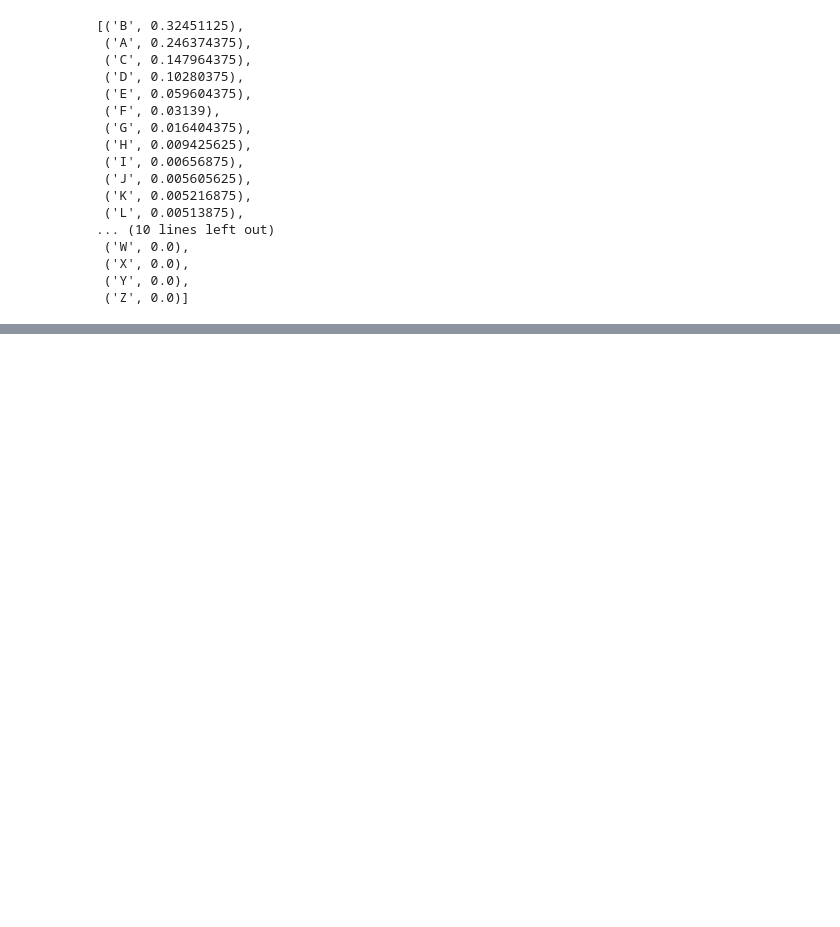
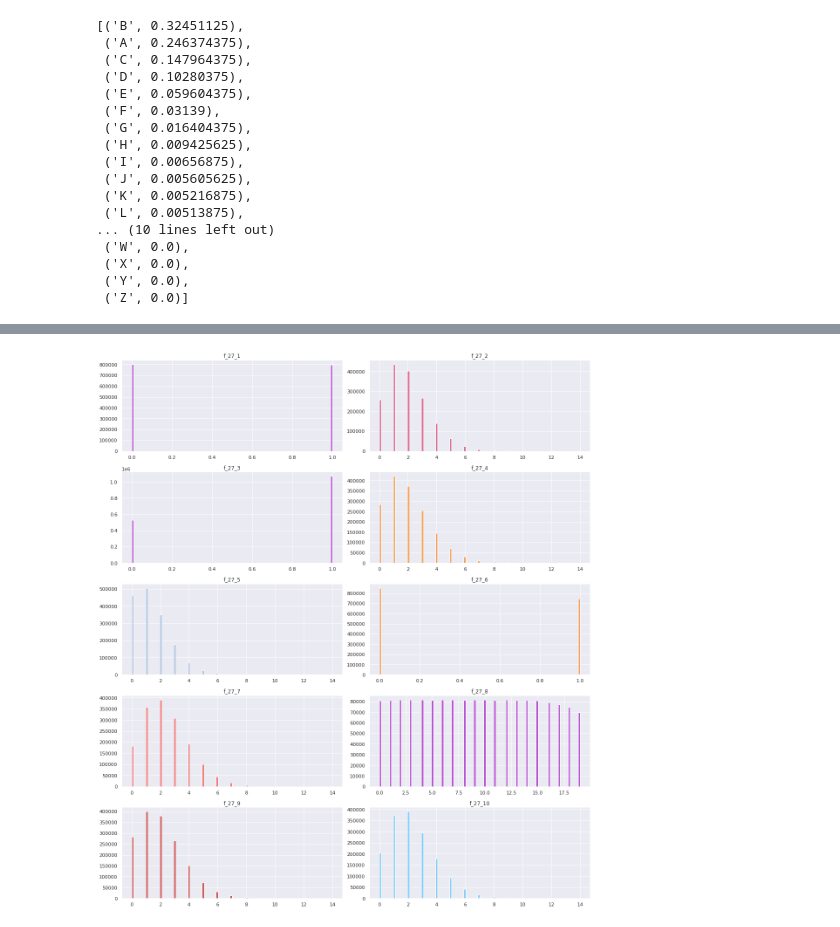
Before and after one commit to RaphaelZH/Kaggle_Competition_Practice_Notebooks_EN, a Jupyter notebook: tabular-playground-series-may-2022.ipynb, the cells around one changed output, grey strips where cells are left out. Saved outputs shown, nothing was run; the diff lists cells and outputs as text; code cells hidden in the pictures; blank space fills up the shorter version.

```diff
--- a/tabular-playground-series-may-2022.ipynb
+++ b/tabular-playground-series-may-2022.ipynb
@@ -410,3 +410,16 @@ sortedAry
  ('X', 0.0),
  ('Y', 0.0),
  ('Z', 0.0)]
+# %%
+le = LabelEncoder()
+
+#tmp_all['f_27_le'] = le.fit_transform(tmp_all['f_27'])
+
+labels = ['A', 'B', 'C', 'D', 'E', 'F', 'G', 'H', 'I', 'J', 'K', 'L', 'M', 'N', 'O', 'P', 'Q', 'R', 'S', 'T', 'U', 'V', 'W', 'X', 'Y', 'Z']
+le.fit(labels)
+
+for i in range(10):
+    all['f_27_' + str(i + 1)] = le.transform(tmp_all['f_27_' + str(i + 1)])
+
+
+all
@@ -412,0 +440,13 @@ sortedAry
+# %%
+# Check the distribution for each of f_27_1 to f_27_10
+
+figure = plt.figure(figsize=(16, 18))
+for feat in range(10):
+    feat_name = 'f_27_' + str(feat+1)
+    plt.subplot(5, 2, feat+1)
+    plt.hist(all[feat_name], bins=100, color=random.choice(colors))
+    plt.title(f'{feat_name}')
+figure.tight_layout(h_pad=1.0, w_pad=0.8)
+plt.show()
+# %% [output]
+[figure, added]
```
Also changed, not shown: parts of 5 cells of this notebook.
